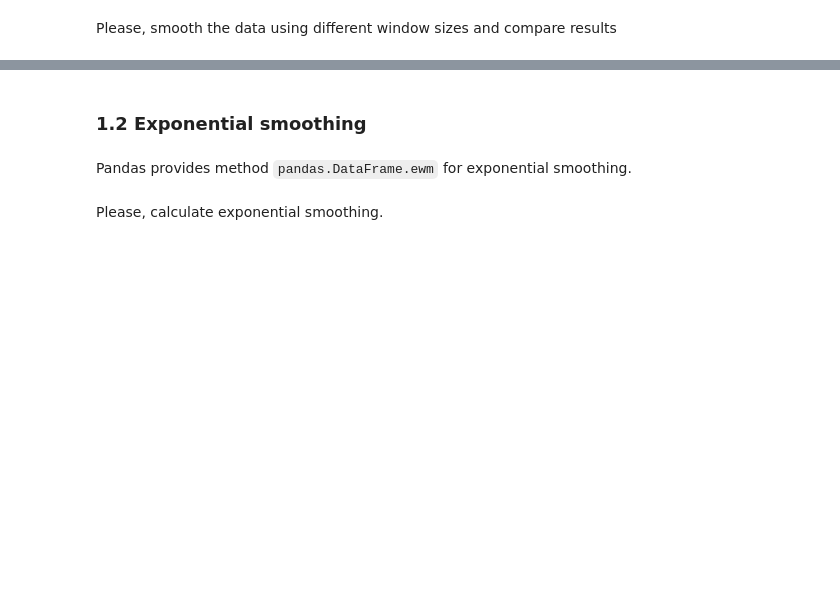
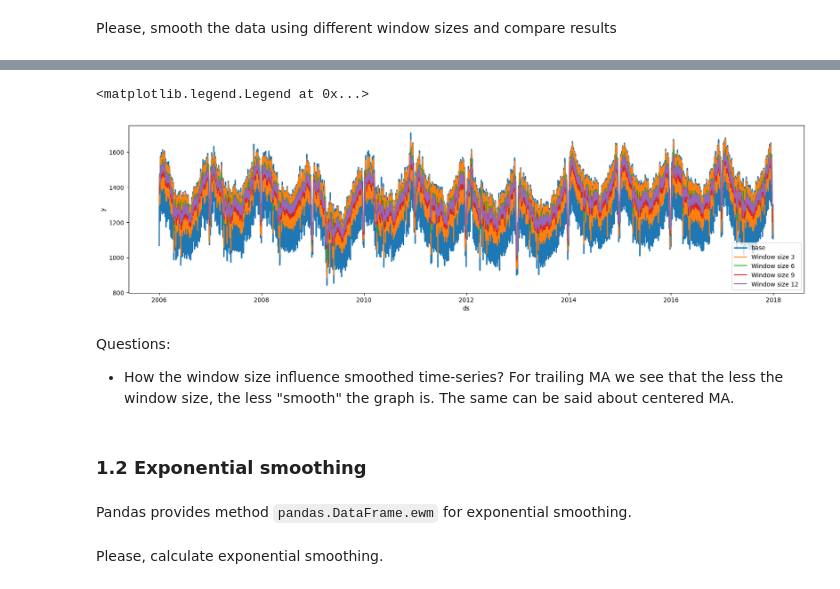
Before and after one commit to sunseek3r/ts_cource_practice, a Jupyter notebook: notebooks/practice1.ipynb, the cells around one changed output, grey strips where cells are left out. Cells and saved outputs as stored; diff of their text form; code cells hidden in the pictures; blank space fills up the shorter version.

```diff
--- a/notebooks/practice1.ipynb
+++ b/notebooks/practice1.ipynb
@@ -69,0 +106,5 @@ Please, calculate centered moving average.
+# %%
+# your code here
+# df_centered = ...
+df_centered = df.rolling(12, center=True).mean() # let's do moving average over a year
+df_centered.head(15)
@@ -99,3 +192,24 @@ Questions:<br>
+# %%
+# your code here
+df_centered_3 = df.rolling(3, center=True).mean()
+df_centered_6 = df.rolling(6, center=True).mean()
+df_centered_9 = df.rolling(9, center=True).mean()
+plt.figure(figsize=(20, 5))
+plt.plot(df, linewidth=2, label='base')
+plt.plot(df_centered_3, label='Window size 3')
+plt.plot(df_centered_6, label='Window size 6')
+plt.plot(df_centered_9, label='Window size 9')
+plt.plot(df_centered, label='Window size 12')
+plt.ylabel("y")
+plt.xlabel("ds")
+plt.legend()
+# %% [output]
+<matplotlib.legend.Legend at 0x...>
+[figure, added]
+# %% [markdown]
+Questions:<br>
+- How the window size influence smoothed time-series?
+For trailing MA we see that the less the window size, the less "smooth" the graph is. The same can be said about centered MA.
 # %% [markdown]
 ### 1.2 Exponential smoothing
 # %% [markdown]
```
Also changed, not shown: parts of 37 cells of this notebook.
